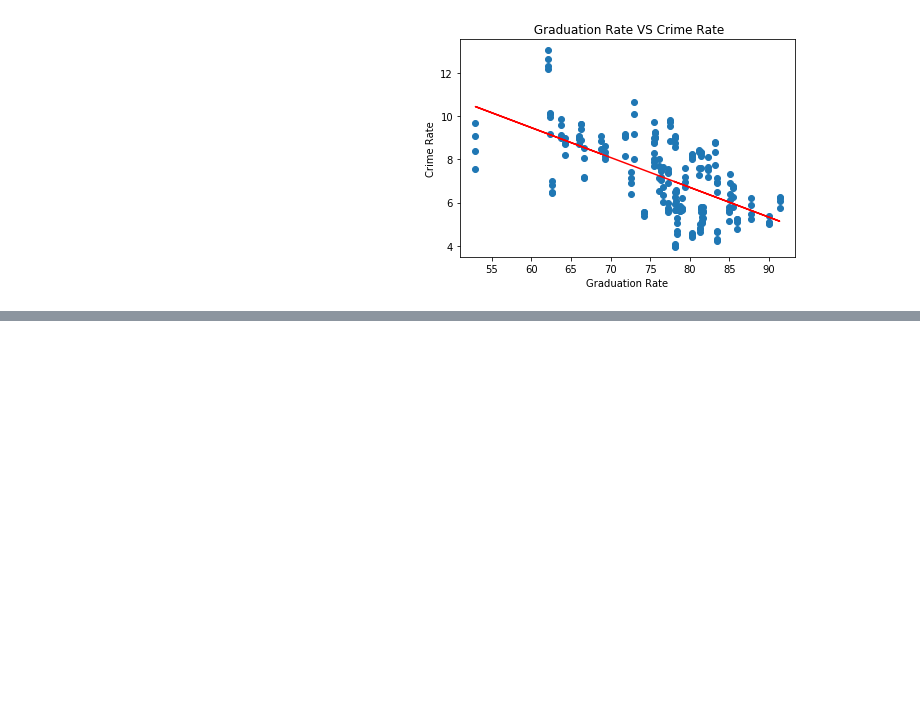
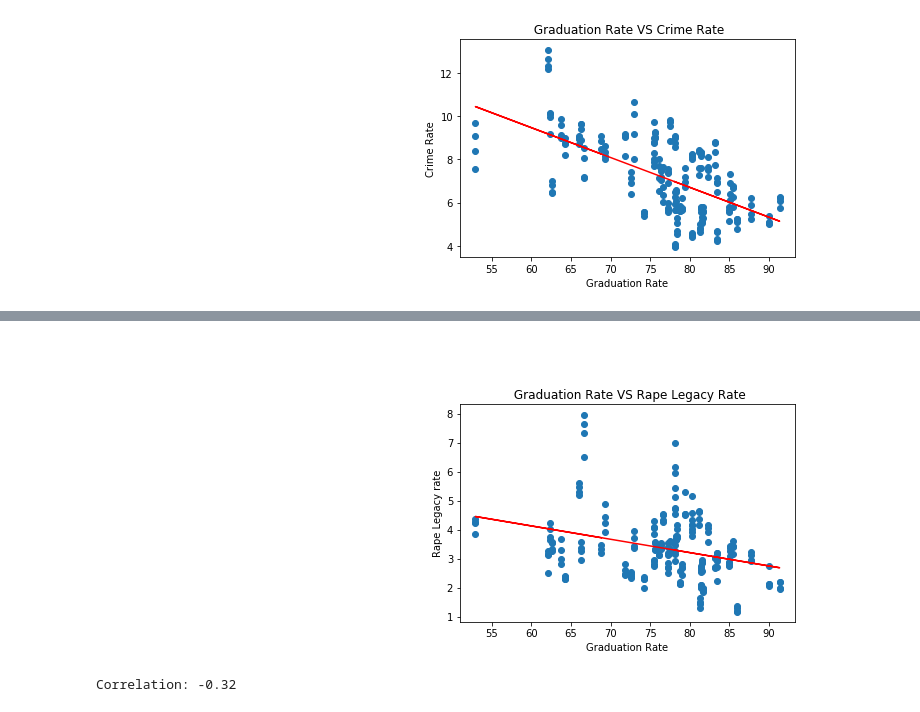
Before and after one commit to klcurtiss/Project1work, a Jupyter notebook: Rutgers DataBootcamp Project1.ipynb, the cells around one changed output, grey strips where cells are left out. Cells and saved outputs as stored; diff of their text form; code cells hidden in the pictures; blank space fills up the shorter version.

```diff
--- a/Rutgers DataBootcamp Project1.ipynb
+++ b/Rutgers DataBootcamp Project1.ipynb
@@ -288,0 +363,20 @@ plt.show()
+# %%
+#Grad Rates vs Rape Legacy Rates
+x_values = CrimevsGrad['AFGR']
+y_values = CrimevsGrad['rape_legacy rate']
+(slope, intercept, rvalue, pvalue, stderr) = linregress(x_values, y_values)
+regress_values = x_values * slope + intercept
+line_eq = "y = " + str(round(slope,2)) + "x + " + str(round(intercept,2))
+plt.scatter(x_values,y_values)
+plt.plot(x_values,regress_values,"r-")
+plt.annotate(line_eq,(6,10),fontsize=15,color="red")
+plt.xlabel('Graduation Rate')
+plt.ylabel("Rape Legacy rate")
+plt.title(" Graduation Rate VS Rape Legacy Rate")
+plt.show()
+
+#Correlation
+print("Correlation: "+ str(round(correlation["AFGR"][-1],2)))
+# %% [output]
+[figure, added]
+Correlation: -0.32
```
Also changed, not shown: parts of 6 cells of this notebook.
